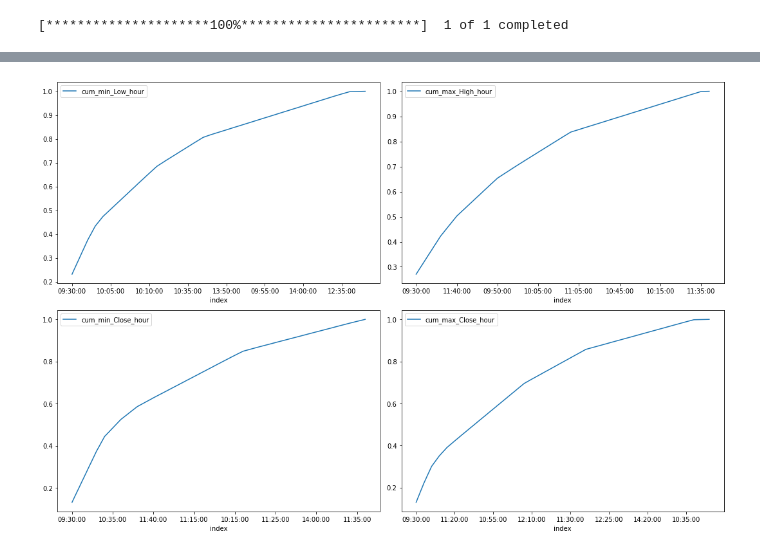
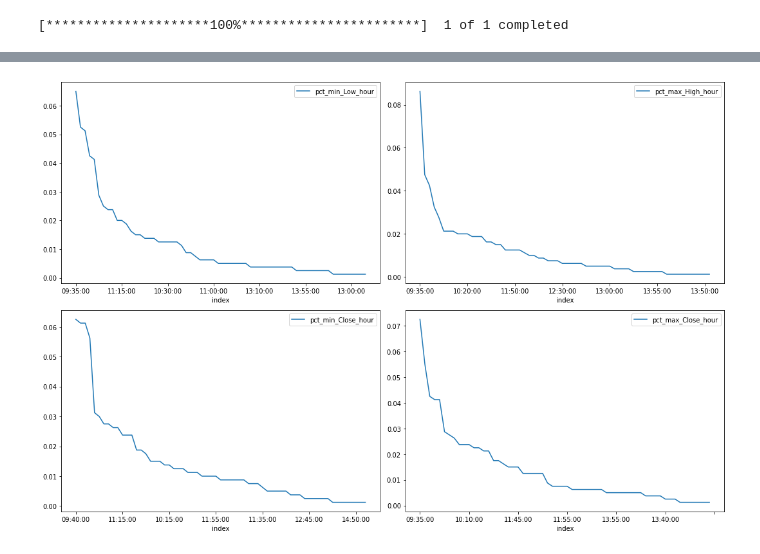
Before and after one commit to nate-belete/algoTrading, a Jupyter notebook: Intraday Lows and Highs.ipynb, the cells around one changed output, grey strips where cells are left out. Saved outputs shown, nothing was run; the diff lists cells and outputs as text; code cells hidden in the pictures.

```diff
--- a/Intraday Lows and Highs.ipynb
+++ b/Intraday Lows and Highs.ipynb
@@ -98,8 +95,12 @@ plt.show()
 # %%
 def getDailyStats(ticker, startDate, endDate, dataInterval):
     # get data
-    df = yf.download(ticker, startDate, endDate, interval = dataInterval)
-    df.reset_index(inplace=True)
+    try:
+        df = yf.download(ticker, startDate, endDate, interval = dataInterval)
+        df.reset_index(inplace=True)
+    except KeyError:
+        pass
+
     if len(df) < 2:
         pass
     else:
@@ -245,31 +227,37 @@ data['max_Close_hour'] = pd.to_datetime(data['max_Close']).dt.strftime('%H:%M:%S
 # %%
 from matplotlib import pyplot as plt
 
 fig, axes = plt.subplots(nrows=2, ncols=2, figsize=(15,10))
 
 min_Low_hour = data['min_Low_hour'].value_counts().reset_index()
-min_Low_hour['pct'] = min_Low_hour['min_Low_hour'] / min_Low_hour['min_Low_hour'].sum()
-min_Low_hour['cum_min_Low_hour'] = min_Low_hour['pct'].cumsum()
-min_Low_hour.plot('index','cum_min_Low_hour', ax=axes[0,0])
+min_Low_hour['pct_min_Low_hour'] = min_Low_hour['min_Low_hour'] / min_Low_hour['min_Low_hour'].sum()
+min_Low_hour['cum_min_Low_hour'] = min_Low_hour['pct_min_Low_hour'].cumsum()
+#min_Low_hour.plot('index','cum_min_Low_hour', ax=axes[0,0])
+min_Low_hour[1:].plot('index','pct_min_Low_hour', ax=axes[0,0])
 
 
 max_High_hour = data['max_High_hour'].value_counts().reset_index()
-max_High_hour['pct'] = max_High_hour['max_High_hour'] / max_High_hour['max_High_hour'].sum()
-max_High_hour['cum_max_High_hour'] = max_High_hour['pct'].cumsum()
-max_High_hour.plot('index','cum_max_High_hour', ax=axes[0,1])
+max_High_hour['pct_max_High_hour'] = max_High_hour['max_High_hour'] / max_High_hour['max_High_hour'].sum()
+max_High_hour['cum_max_High_hour'] = max_High_hour['pct_max_High_hour'].cumsum()
+#max_High_hour.plot('index','cum_max_High_hour', ax=axes[0,1])
+max_High_hour[1:].plot('index','pct_max_High_hour', ax=axes[0,1])
+
 
 min_Close_hour = data['min_Close_hour'].value_counts().reset_index()
-min_Close_hour['pct'] = min_Close_hour['min_Close_hour'] / min_Close_hour['min_Close_hour'].sum()
-min_Close_hour['cum_min_Close_hour'] = min_Close_hour['pct'].cumsum()
-min_Close_hour.plot('index','cum_min_Close_hour', ax=axes[1,0])
+min_Close_hour['pct_min_Close_hour'] = min_Close_hour['min_Close_hour'] / min_Close_hour['min_Close_hour'].sum()
+min_Close_hour['cum_min_Close_hour'] = min_Close_hour['pct_min_Close_hour'].cumsum()
+#min_Close_hour.plot('index','cum_min_Close_hour', ax=axes[1,0])
+min_Close_hour[1:].plot('index','pct_min_Close_hour', ax=axes[1,0])
+
 
 max_Close_hour = data['max_Close_hour'].value_counts().reset_index()
-max_Close_hour['pct'] = max_Close_hour['max_Close_hour'] / max_Close_hour['max_Close_hour'].sum()
-max_Close_hour['cum_max_Close_hour'] = max_Close_hour['pct'].cumsum()
-max_Close_hour.plot('index','cum_max_Close_hour', ax=axes[1,1])
+max_Close_hour['pct_max_Close_hour'] = max_Close_hour['max_Close_hour'] / max_Close_hour['max_Close_hour'].sum()
+max_Close_hour['cum_max_Close_hour'] = max_Close_hour['pct_max_Close_hour'].cumsum()
+#max_Close_hour.plot('index','cum_max_Close_hour', ax=axes[1,1])
+max_Close_hour[1:].plot('index','pct_max_Close_hour', ax=axes[1,1])
 
 
 plt.tight_layout()
 plt.show()
 # %% [output]
-[figure, old version]
+[figure, new version]
```
Also changed, not shown: parts of 13 cells of this notebook.
